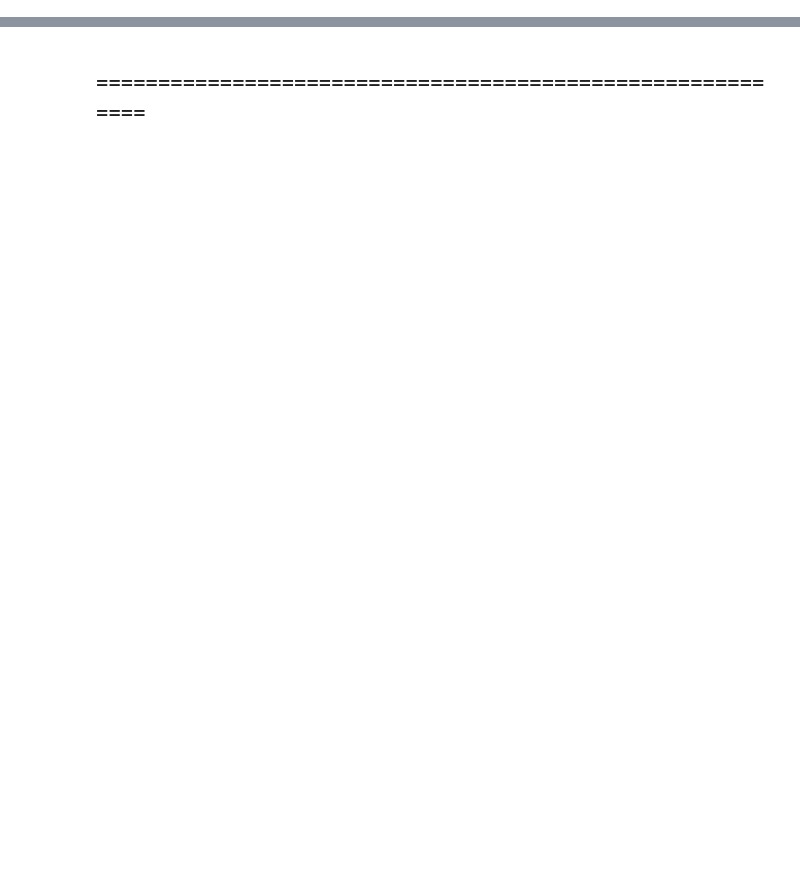
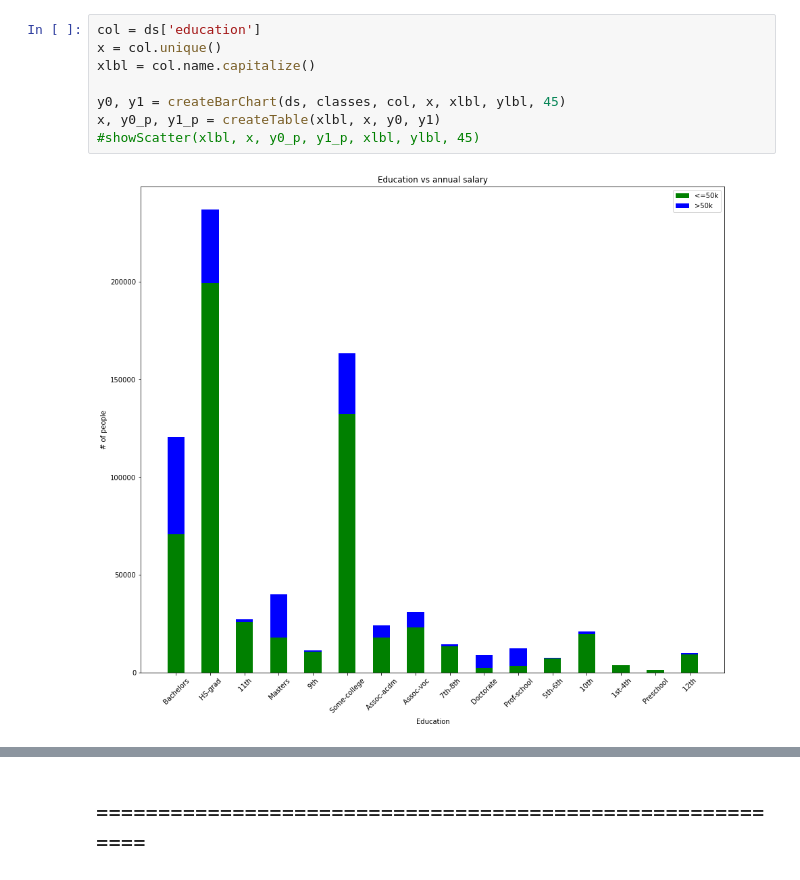
Before and after one commit to mrmattkennedy/Aunalytics-Data-Science, a Jupyter notebook: Aunalytics - Data Science - Matt Kennedy-checkpoint.ipynb, the cells around one changed output, grey strips where cells are left out. Drawn from its saved outputs; the diff is of its cells as text; blank space fills up the shorter version.

```diff
--- a/Aunalytics - Data Science - Matt Kennedy-checkpoint.ipynb
+++ b/Aunalytics - Data Science - Matt Kennedy-checkpoint.ipynb
@@ -171,0 +328,10 @@ From the confusion matrix, something interesting is the rate of false positives
+# %%
+col = ds['education']
+x = col.unique()
+xlbl = col.name.capitalize()
+
+y0, y1 = createBarChart(ds, classes, col, x, xlbl, ylbl, 45)
+x, y0_p, y1_p = createTable(xlbl, x, y0, y1)
+#showScatter(xlbl, x, y0_p, y1_p, xlbl, ylbl, 45)
+# %% [output]
+[figure, added]
```
Also changed, not shown: parts of 124 cells of this notebook, 1 other file.
